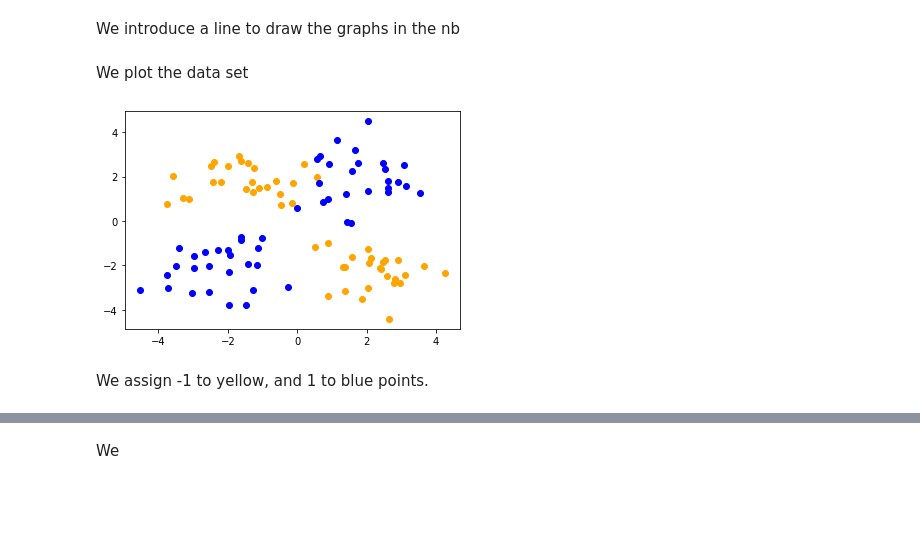
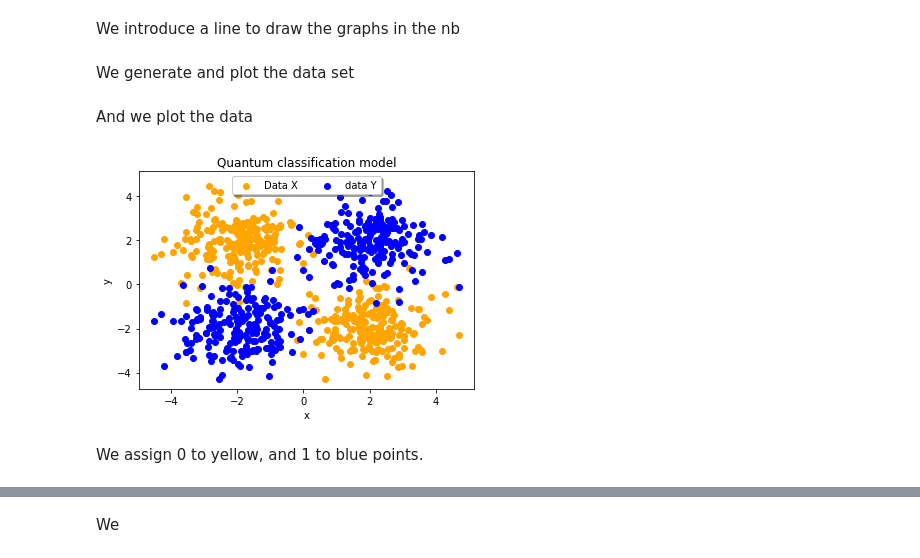
Before and after one commit to jaorduz/QMLCrss, a Jupyter notebook: QC0_1.ipynb, the cells around one changed output, grey strips where cells are left out. Drawn from its saved outputs; the diff is of its cells as text; code cells hidden in the pictures; blank space fills up the shorter version.

```diff
--- a/QC0_1.ipynb
+++ b/QC0_1.ipynb
@@ -14,21 +29,31 @@ We introduce a line to draw the graphs in the nb
 # %%
 %matplotlib inline
 # %% [markdown]
-We plot the data set
+We generate and plot the data set
-# %%
-n_samples = 100
-A = np.array([[np.random.normal(loc=-2), np.random.normal(loc=2)] for i in range(n_samples//4)])
-B = np.array([[np.random.normal(loc=2), np.random.normal(loc=-2)] for i in range(n_samples//4)])
-C = np.array([[np.random.normal(loc=2), np.random.normal(loc=2)] for i in range(n_samples//4)])
-D = np.array([[np.random.normal(loc=-2), np.random.normal(loc=-2)] for i in range(n_samples//4)])
-
-plt.scatter(A[:,0], A[:,1], color = "orange")
-plt.scatter(B[:,0], B[:,1], color = "orange")
-plt.scatter(C[:,0], C[:,1], color = "blue")
-plt.scatter(D[:,0], D[:,1], color = "blue")
-plt.show()
-# %% [output]
-[figure, removed]
+# %%
+n_samples = 200
+m_columns = 4
+
+dataSet = np.random.normal(loc=[-2, 2, -2, 2], scale=1, size=(n_samples, m_columns))
+A = dataSet[:,[0,3]] #Xneg_Ypos
+B = dataSet[:,[1,2]] #Xpos_Yneg
+C = dataSet[:,[1,3]] #Xpos_Ypos
+D = dataSet[:,[0,2]] #Xneg_Yneg
+# %% [markdown]
+And we plot the data
+# %%
+plt.scatter(A[:,0], A[:,1], color = "orange", label = "")
+plt.scatter(B[:,0], B[:,1], color = "orange", label = "Data X")
+plt.scatter(C[:,0], C[:,1], color = "blue", label = "")
+plt.scatter(D[:,0], D[:,1], color = "blue", label = "data Y")
+plt.ylabel("y")
+plt.xlabel("x")
+plt.title('Quantum classification model')
+plt.legend(loc='upper center', ncol=2, shadow=True)
+plt.savefig('figs/QuantumFunction.png', format='png',bbox_inches='tight',dpi=400)
+plt.show()
+# %% [output]
+[figure, added]
 # %% [markdown]
-We assign -1 to yellow, and 1 to blue points.
+We assign 0 to yellow, and 1 to blue points.
 # %%
```
Also changed, not shown: parts of 23 cells of this notebook, 5 other files.
